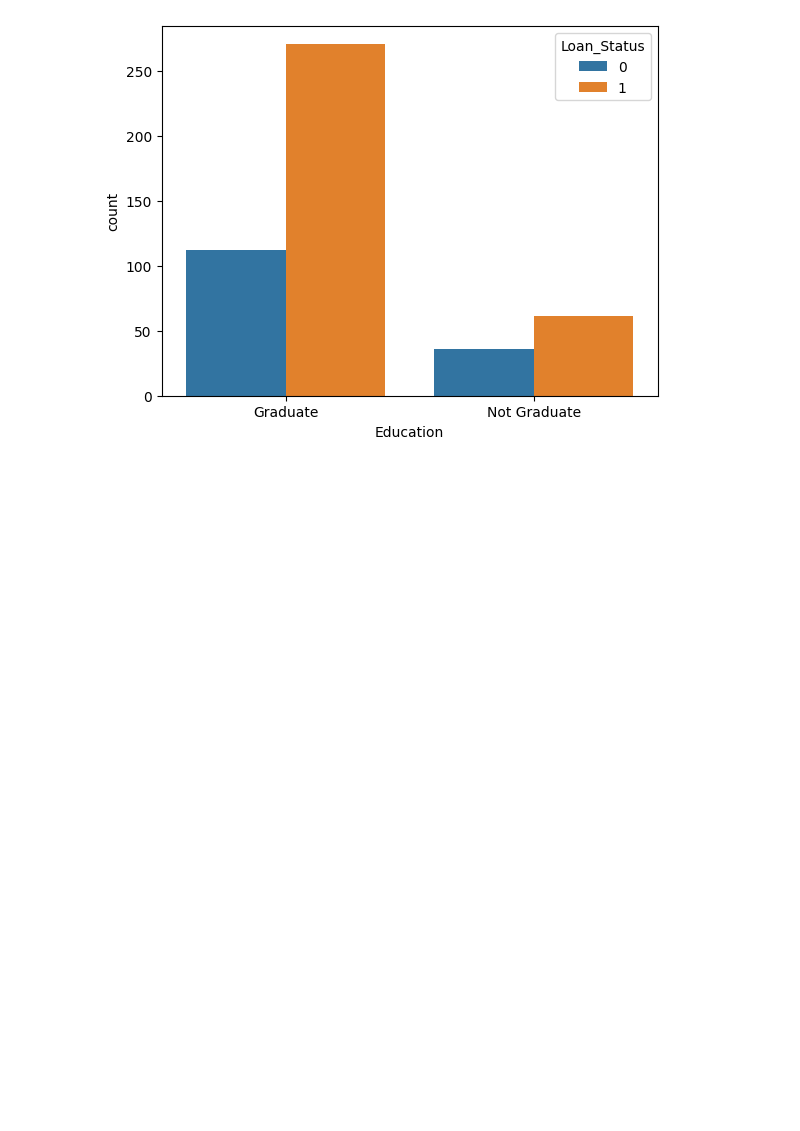
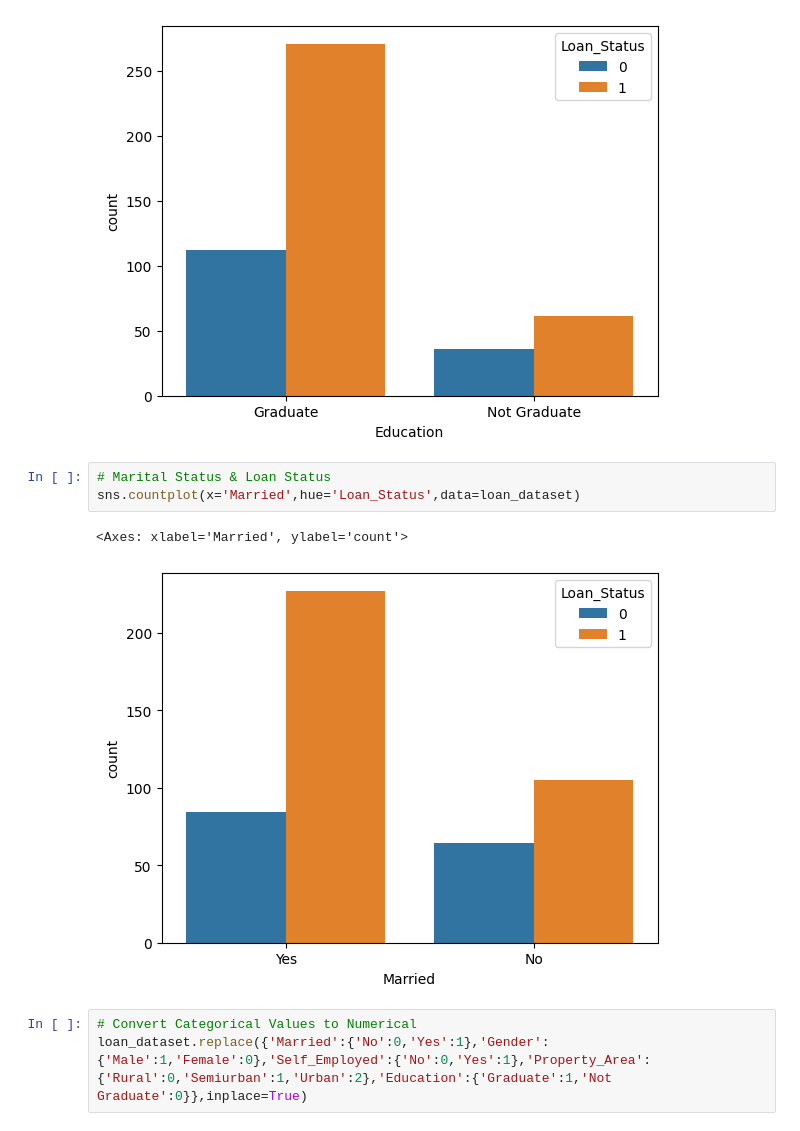
Before and after one commit to AdityaM24/Loan-Eligibility-Prediction-Model, a Jupyter notebook: Loan_Eligibility.ipynb, the cells around one changed output. Saved outputs shown, nothing was run; the diff lists cells and outputs as text; blank space fills up the shorter version.

```diff
--- a/Loan_Eligibility.ipynb
+++ b/Loan_Eligibility.ipynb
@@ -119,3 +119,12 @@ sns.countplot(x='Education',hue='Loan_Status',data=loan_dataset)
 # %% [output]
 <Axes: xlabel='Education', ylabel='count'>
 [figure]
+# %%
+# Marital Status & Loan Status
+sns.countplot(x='Married',hue='Loan_Status',data=loan_dataset)
+# %% [output]
+<Axes: xlabel='Married', ylabel='count'>
+[figure, added]
+# %%
+# Convert Categorical Values to Numerical
+loan_dataset.replace({'Married':{'No':0,'Yes':1},'Gender':{'Male':1,'Female':0},'Self_Employed':{'No':0,'Yes':1},'Property_Area':{'Rural':0,'Semiurban':1,'Urban':2},'Education':{'Graduate':1,'Not Graduate':0}},inplace=True)
```
Also changed, not shown: parts of 10 cells of this notebook.
